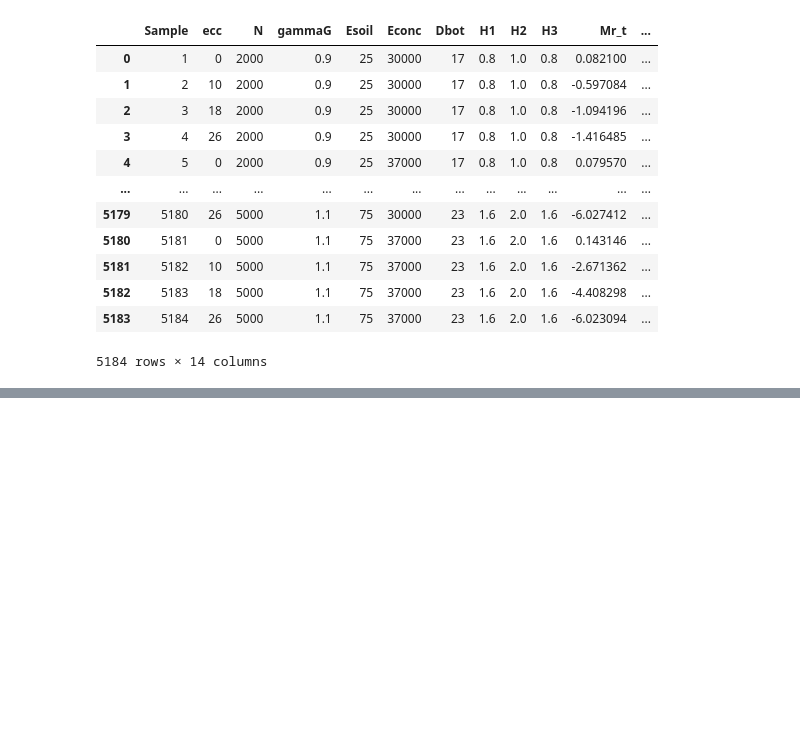
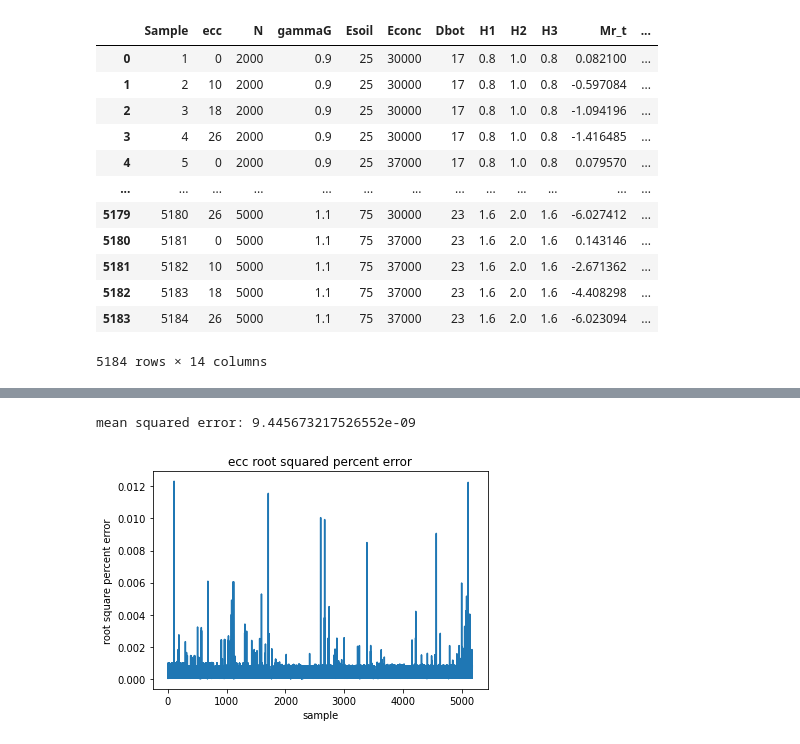
Before and after one commit to waltherwj/FORCE-RECONSTRUCTION-ML-MODEL, a Jupyter notebook: XGBoost_Prototype.ipynb, the cells around one changed output, grey strips where cells are left out. Cells and saved outputs as stored; diff of their text form; code cells hidden in the pictures; blank space fills up the shorter version.

Commit message:
feat: add first model

```diff
--- a/XGBoost_Prototype.ipynb
+++ b/XGBoost_Prototype.ipynb
@@ -60,0 +108,7 @@ $$
+# %%
+# splitting dataset into input and output
+voltages, forces = df.iloc[:,4:], df.iloc[:,1:4] #voltages are all rows of columns after the fourth,
+                                                 #and forces are all rows of columns before the fourth except for the first
+
+# displaying voltages for a sanity check that we got the correct columns
+voltages
@@ -60,0 +132,11 @@ $$
+# %%
+## Defining regressors
+
+# simple xgboost regressor
+single_model = xgb.XGBRegressor(n_estimators=2000, max_depth=20, learning_rate=0.01)
+print(single_model)
+
+# multi output regressor
+model = MultiOutputRegressor(single_model)
+print("\n")
+print(model)
@@ -60,0 +161,3 @@ $$
+# %%
+# fitting
+multioutputregressor = model.fit(voltages, forces)
@@ -60,0 +168,5 @@ $$
+# %%
+# prediction
+preds = model.predict(voltages)
+preds = np.array(preds)
+preds
@@ -60,0 +184,17 @@ $$
+# %%
+# the root squared error for ecc
+rse_ecc = np.sqrt((preds[:,0] - np.array(df['ecc']))**2)
+
+# the squared error percentage compared to the mean
+rse_perc_ecc = (rse_ecc/df['ecc'].mean())*100
+plt.plot(rse_perc_ecc)
+plt.title('ecc root squared percent error')
+plt.ylabel('root square percent error')
+plt.xlabel('sample')
+
+# the mean squared error
+mse_ecc = mean_squared_error(preds[:,0],np.array(df['ecc']))
+print(f'mean squared error: {mse_ecc}')
+# %% [output]
+mean squared error: 9.445673217526552e-09
+[figure, added]
```
Also changed, not shown: parts of 21 cells of this notebook.
